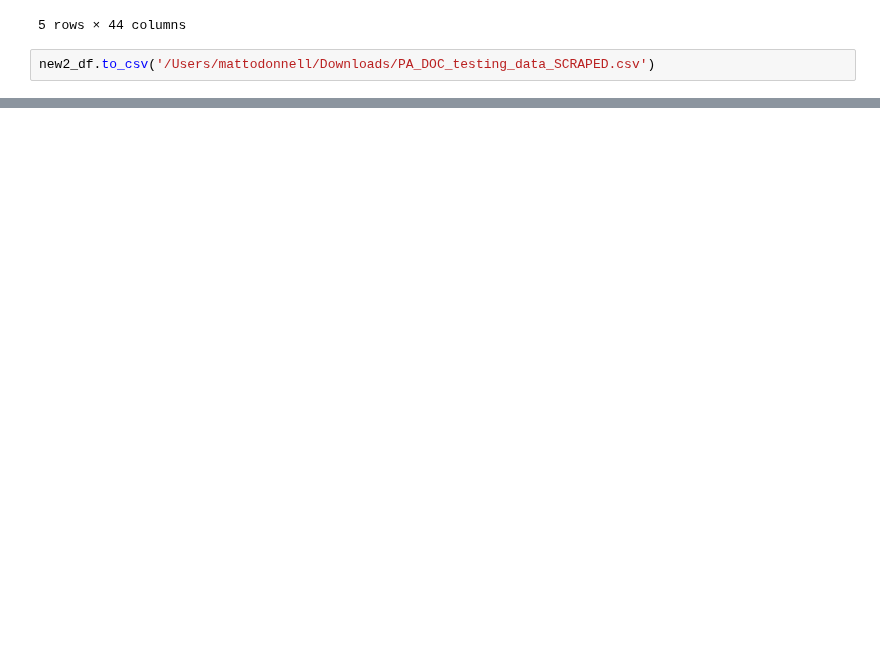
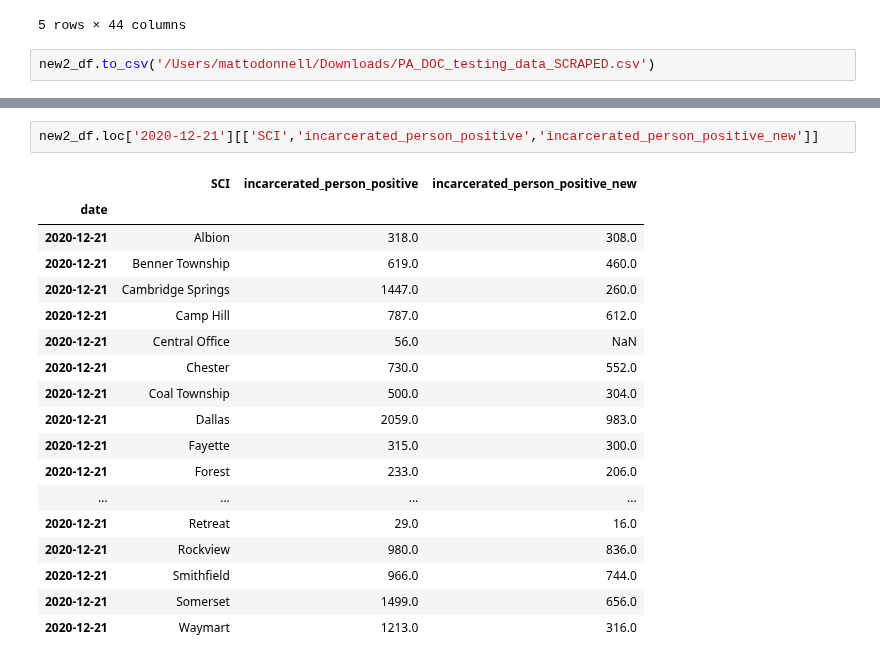
Before and after one commit to jmparelman/PA-SCI_COVID19, a Jupyter notebook: notebooks/Selenium_scraper.ipynb, the cells around one changed output, grey strips where cells are left out. Drawn from its saved outputs; the diff is of its cells as text; blank space fills up the shorter version.

```diff
--- a/notebooks/Selenium_scraper.ipynb
+++ b/notebooks/Selenium_scraper.ipynb
@@ -520,0 +560,21 @@ new2_df.to_csv('/Users/mattodonnell/Downloads/PA_DOC_testing_data_SCRAPED.csv')
+# %%
+new2_df.loc['2020-12-21'][['SCI','incarcerated_person_positive','incarcerated_person_positive_new']]
+# %% [output]
+|  | SCI | incarcerated_person_positive | incarcerated_person_positive_new |
+| date |  |  |  |
+| 2020-12-21 | Albion | 318.0 | 308.0 |
+| 2020-12-21 | Benner Township | 619.0 | 460.0 |
+| 2020-12-21 | Cambridge Springs | 1447.0 | 260.0 |
+| 2020-12-21 | Camp Hill | 787.0 | 612.0 |
+| 2020-12-21 | Central Office | 56.0 | NaN |
+| 2020-12-21 | Chester | 730.0 | 552.0 |
+| 2020-12-21 | Coal Township | 500.0 | 304.0 |
+| 2020-12-21 | Dallas | 2059.0 | 983.0 |
+| 2020-12-21 | Fayette | 315.0 | 300.0 |
+| 2020-12-21 | Forest | 233.0 | 206.0 |
+| ... | ... | ... | ... |
+| 2020-12-21 | Retreat | 29.0 | 16.0 |
+| 2020-12-21 | Rockview | 980.0 | 836.0 |
+| 2020-12-21 | Smithfield | 966.0 | 744.0 |
+| 2020-12-21 | Somerset | 1499.0 | 656.0 |
+| 2020-12-21 | Waymart | 1213.0 | 316.0 |
```
Also changed, not shown: parts of 13 cells of this notebook.
